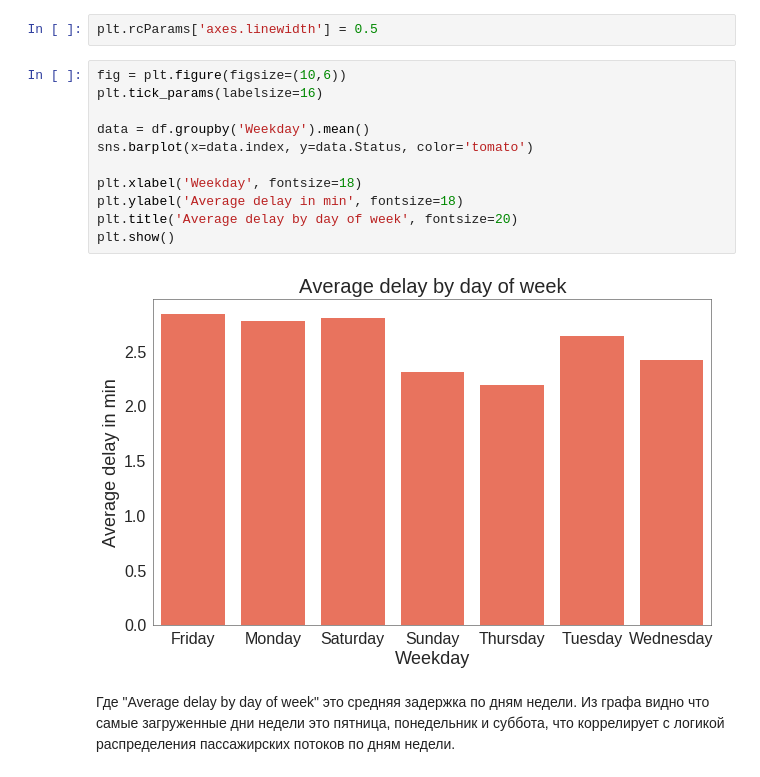
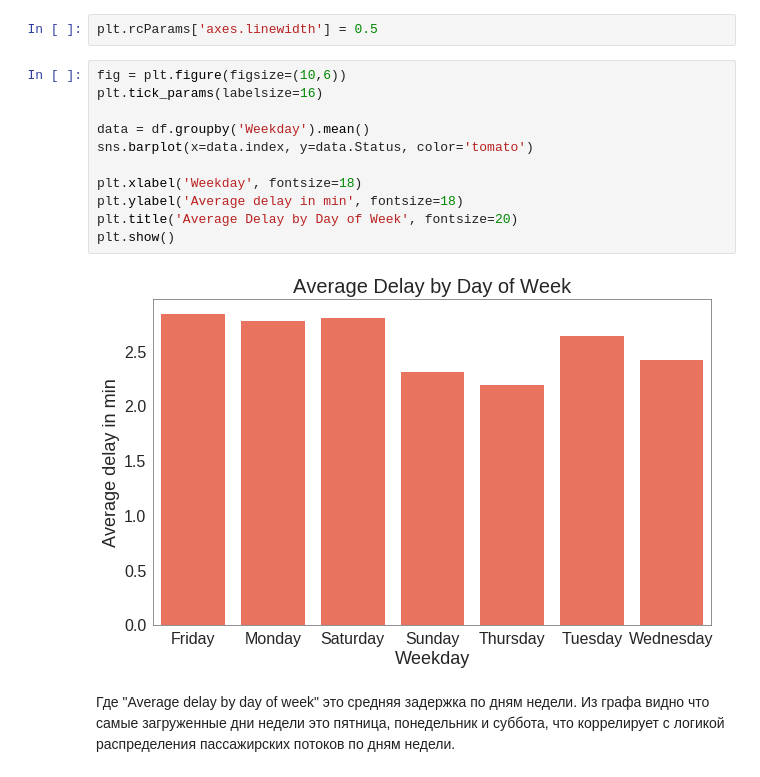
Before and after one commit to alekseisolovev/statistics, a Jupyter notebook: septa_eda.ipynb, the cells around one changed output. Saved outputs shown, nothing was run; the diff lists cells and outputs as text.

```diff
--- a/septa_eda.ipynb
+++ b/septa_eda.ipynb
@@ -99,16 +99,16 @@ plt.rcParams['axes.linewidth'] = 0.5
 # %%
 fig = plt.figure(figsize=(10,6))
 plt.tick_params(labelsize=16)
 
 data = df.groupby('Weekday').mean()
 sns.barplot(x=data.index, y=data.Status, color='tomato')
 
 plt.xlabel('Weekday', fontsize=18)
 plt.ylabel('Average delay in min', fontsize=18)
-plt.title('Average delay by day of week', fontsize=20)
+plt.title('Average Delay by Day of Week', fontsize=20)
 plt.show()
 # %% [output]
-[figure, old version]
+[figure, new version]
 # %% [markdown]
 Где "Average delay by day of week" это средняя задержка по дням недели. Из графа видно что самые загруженные дни недели это пятница, понедельник и суббота, что коррелирует с логикой распределения пассажирских потоков по дням недели.
 # %% [markdown]
```
Also changed, not shown: parts of 3 cells of this notebook.
